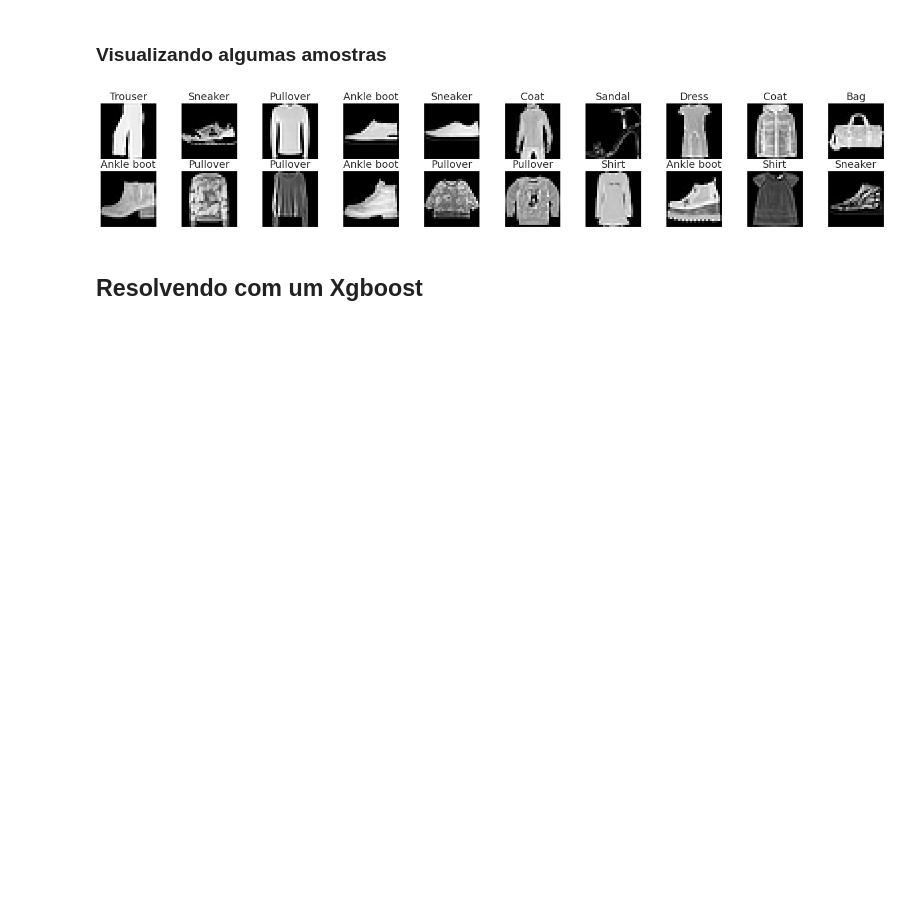
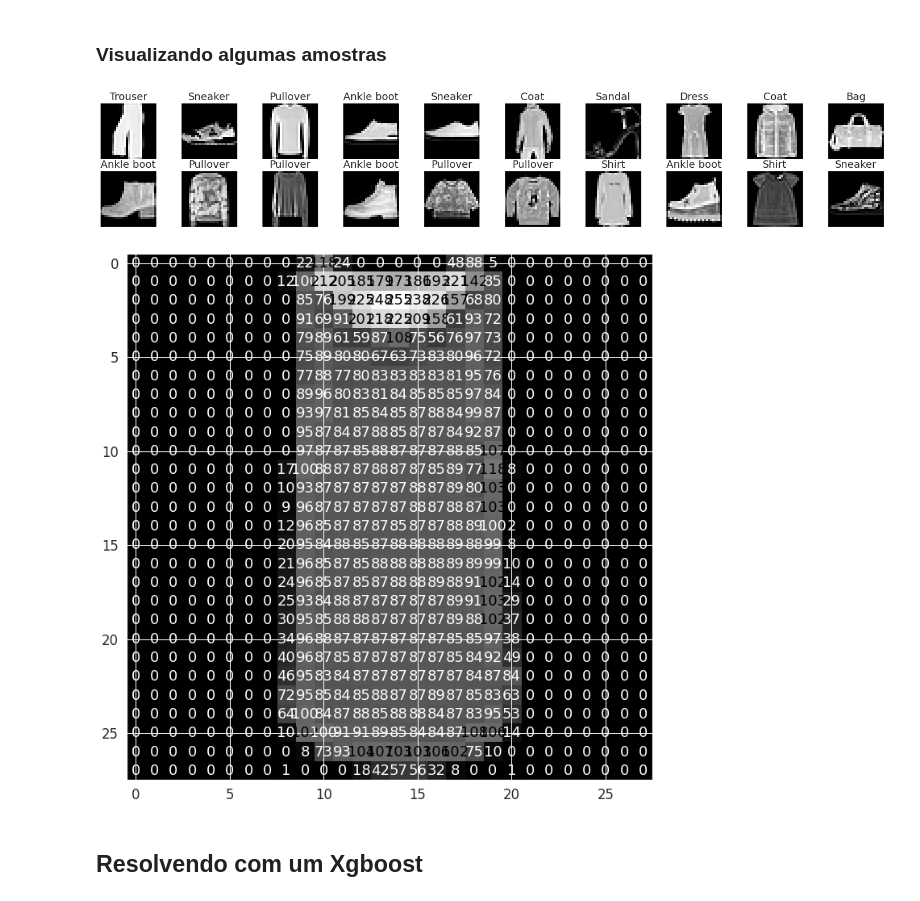
Before and after one commit to CardosoJr/bootcamp, a Jupyter notebook: Labs/Lab_16_Intro_to_CNNs.ipynb, the cells around one changed output. Drawn from its saved outputs; the diff is of its cells as text; code cells hidden in the pictures; blank space fills up the shorter version.

```diff
--- a/Labs/Lab_16_Intro_to_CNNs.ipynb
+++ b/Labs/Lab_16_Intro_to_CNNs.ipynb
@@ -104,21 +104,23 @@ for idx in np.arange(batch_size):
 # %%
 # select an image by index
 idx = 2
-img = np.squeeze(train_data[idx])
+img = np.squeeze(train_data.data.numpy()[idx])
 
 # display the pixel values in that image
 fig = plt.figure(figsize = (12,12))
 ax = fig.add_subplot(111)
 ax.imshow(img, cmap='gray')
 width, height = img.shape
 thresh = img.max()/2.5
 for x in range(width):
     for y in range(height):
         val = round(img[x][y],2) if img[x][y] !=0 else 0
         ax.annotate(str(val), xy=(y,x),
                     horizontalalignment='center',
                     verticalalignment='center',
                     color='white' if img[x][y]<thresh else 'black')
+# %% [output]
+[figure, added]
 # %% [markdown]
 ## Resolvendo com um Xgboost
 # %%
```
